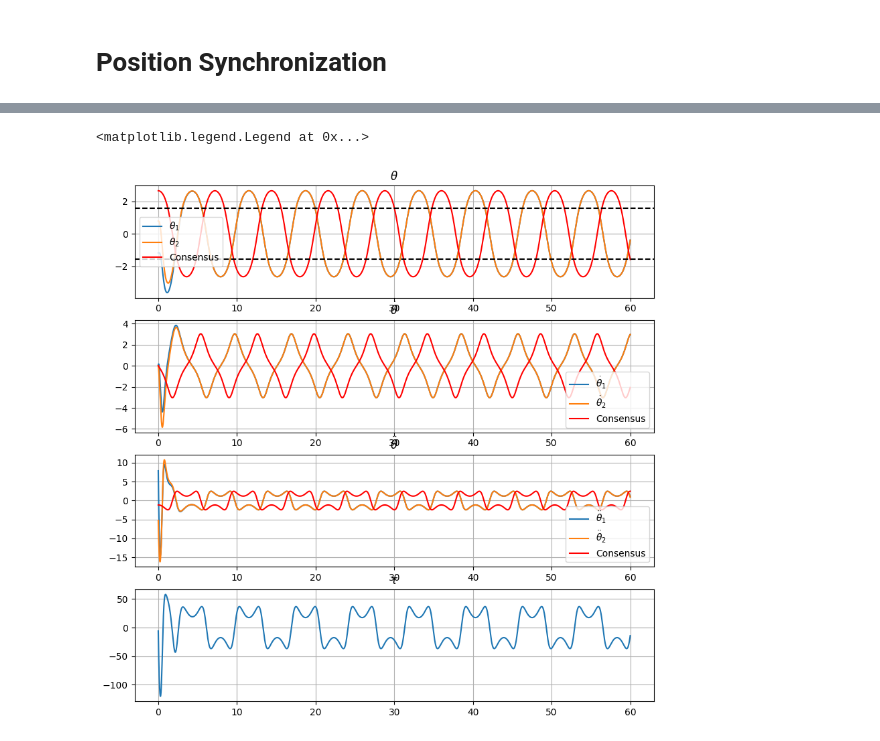
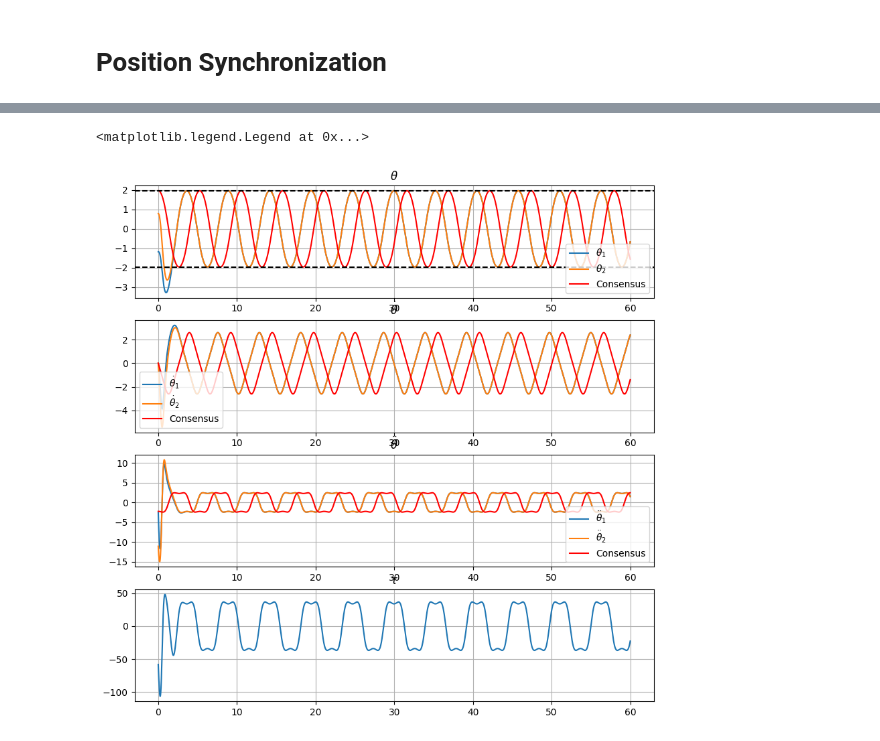
Before and after one commit to jglane/Network-Control, a Jupyter notebook: torque_control.ipynb, the cells around one changed output, grey strips where cells are left out. Drawn from its saved outputs; the diff is of its cells as text; code cells hidden in the pictures.

```diff
--- a/torque_control.ipynb
+++ b/torque_control.ipynb
@@ -92,8 +92,8 @@ l1 = 1
 l2 = 1.5
 g = 9.81
 
-K1 = 1
-K2 = 1
+K1 = 4
+K2 = 4
 eigenvalues = np.linalg.eigvals(np.array([[0, 1], [-K1, -K2]]))
 print(f'Eigenvalues: {eigenvalues[0]:.2f}, {eigenvalues[1]:.2f}')
 
@@ -102,10 +102,13 @@ tf = 60
 t = np.arange(0, tf, dt)
 
 theta1_0 = -3*np.pi/8
-theta1_dot_0 = 0
+theta1_dot_0 = 0#-1
 
 theta2_0 = np.pi/4
 theta2_dot_0 = 0
+
+E1_0 = 1/2*m1*l1**2*theta1_dot_0**2 - m1*g*l1*np.cos(theta1_0) # Initial energy of pendulum 1
+E2_0 = 1/2*m2*l2**2*theta2_dot_0**2 - m2*g*l2*np.cos(theta2_0) # Initial energy of pendulum 2
 
 def ode(t, y):
     theta1, theta1_dot, theta2, theta2_dot = y
@@ -123,42 +126,43 @@ def ode_c(t, y):
     return [x2, alpha*np.sin(x1)]
 
 iterations = 20
-E1_0 = np.empty(iterations)
-E2_0 = np.empty(iterations)
-W_K1 = np.empty(iterations)
+E_ss = np.empty(iterations)
+#W_u = np.empty(iterations)
 W_K2 = np.empty(iterations)
 W_nonlinear = np.empty(iterations)
-W_sin = np.empty(iterations)
+K1_arr = np.ones(iterations)
+K2_arr = np.empty(iterations)
+theta_c_max = 5*np.pi/8
+E_ss_d = -(m1*l1-m2*l2)*g*np.cos(theta_c_max)
 for i in range(iterations):
     sol = solve_ivp(ode, [0, tf], [theta1_0, theta1_dot_0, theta2_0, theta2_dot_0], t_eval=t, method='DOP853', rtol=1e-10, atol=1e-10)
     theta1, theta1_dot, theta2, theta2_dot = sol.y
+
     tau = 1/(1/(m1*l1**2)-1/(m2*l2**2))*((-K1*(theta1-theta2) - K2*(theta1_dot-theta2_dot))+g/l1*np.sin(theta1)-g/l2*np.sin(theta2))
+    theta1_ddot = (tau - m1*g*l1*np.sin(theta1)) / (m1*l1**2)
+    theta2_ddot = (tau - m2*g*l2*np.sin(theta2)) / (m2*l2**2)
+
     W = np.sum(tau*(theta1_dot-theta2_dot)*dt)
-    E1_0[i] = 1/2*m1*l1**2*theta1_dot_0**2 - m1*g*l1*np.cos(theta1_0) # Initial energy of pendulum 1
-    E2_0[i] = 1/2*m2*l2**2*theta2_dot_0**2 - m2*g*l2*np.cos(theta2_0) # Initial energy of pendulum 2
-    E_ss = E1_0[i]-E2_0[i]+W # Steady state energy
+    E_ss[i] = E1_0-E2_0+W # Steady state energy
 
     tau_coeff = 1/(1/(m1*l1**2)-1/(m2*l2**2))
-    W_K1[i] = tau_coeff*K1/2*(theta1_0-theta2_0)**2
-    W_K2[i] = tau_coeff*np.sum(-K2*(theta1_dot-theta2_dot)**2*dt)
+    #W_u[i] = -tau_coeff/2*(theta1_dot_0-theta2_dot_0)**2
+    W_K2[i] = -tau_coeff*K2*np.sum((theta1_dot-theta2_dot)**2*dt)
     W_nonlinear[i] = tau_coeff*np.sum((g/l1*np.sin(theta1)-g/l2*np.sin(theta2))*(theta1_dot-theta2_dot)*dt)
-    W_sin[i] = tau_coeff*g*(np.cos(theta1_0)/l1+np.cos(theta2_0)/l2)
-    E_ss_d = 0
-    #K1_p = (E2_0[i]-E1_0[i]-(W_K2[i]+W_nonlinear[i])+E_ss_d)*2/(theta1_0-theta2_0)**2/tau_coeff
 
-    print(i)
-    print('Work:', W, W_nonlinear[i])
-    print('K1:', K1)
-    print('E_ss:', E_ss)
-    K1 += 0.3
-    K2 += 0.3
-E_ss = E1_0[0]-E2_0[0]+W_nonlinear[-1]
+    K1_p = (E2_0-E1_0-(W_K2[i]+W_nonlinear[i])+E_ss_d)*2/(theta1_0-theta2_0)**2/tau_coeff
+
+    K1_arr[i] = K1
+    K2_arr[i] = K2
+
+    K1 = K1-(K1_p-K1)
 
 # Consensus solution
-theta_c_0 = np.arccos(-E_ss/(m1*l1-m2*l2)/g)
-#theta_c_dot_0 = np.sqrt((E_ss+(m1*l1-m2*l2)*g)/(0.5*(m1*l1**2-m2*l2**2)))
+theta_c_0 = np.arccos(-E_ss[-1]/(m1*l1-m2*l2)/g)
+#theta_c_dot_0 = np.sqrt((E_ss[-1]+(m1*l1-m2*l2)*g)/(0.5*(m1*l1**2-m2*l2**2)))
 sol = solve_ivp(ode_c, [0, tf], [theta_c_0, 0], t_eval=t, method='DOP853', rtol=1e-10, atol=1e-10)
 theta_c, theta_c_dot = sol.y
+theta_c_ddot = alpha*np.sin(theta_c)
 
 # Plots
 plt.figure(figsize=(10,10))
@@ -166,8 +170,8 @@ plt.subplot(4,1,1)
 plt.plot(t, theta1, label=r'$\theta_1$')
 plt.plot(t, theta2, label=r'$\theta_2$')
 plt.plot(t, theta_c, color='red', label='Consensus')
-plt.axhline(np.pi/2, color='black', linestyle='--')
-plt.axhline(-np.pi/2, color='black', linestyle='--')
+plt.axhline(theta_c_max, color='black', linestyle='--')
+plt.axhline(-theta_c_max, color='black', linestyle='--')
 plt.title(r'$\theta$')
 plt.grid()
 plt.legend()
@@ -181,9 +185,9 @@ plt.grid()
 plt.legend()
 
 plt.subplot(4,1,3)
-plt.plot(t, (tau - m1*g*l1*np.sin(theta1)) / (m1*l1**2), label=r'$\ddot{\theta}_1$')
-plt.plot(t, (tau - m2*g*l2*np.sin(theta2)) / (m2*l2**2), label=r'$\ddot{\theta}_2$')
-plt.plot(t, alpha*np.sin(theta_c), color='red', label='Consensus')
+plt.plot(t, theta1_ddot, label=r'$\ddot{\theta}_1$')
+plt.plot(t, theta2_ddot, label=r'$\ddot{\theta}_2$')
+plt.plot(t, theta_c_ddot, color='red', label='Consensus')
 plt.title(r'$\ddot{\theta}$')
 plt.grid()
 plt.legend()
@@ -204,13 +208,21 @@ plt.legend()
 plt.grid()
 
 plt.figure(figsize=(10,10))
-#plt.plot(W_K1, label=r'$W_{K1}$')
-#plt.plot(W_K2, label=r'$W_{K2}$')
-plt.plot(W_nonlinear, label=r'$W_{nonlinear}$')
+plt.subplot(2,1,1)
+#plt.plot(W_u, label=r'$W_{u}$')
+#plt.plot(W_nonlinear, label=r'$W_{nonlinear}$')
 #plt.plot(W_sin, label=r'$W_{sin}$')
-#plt.plot(E1_0, label=r'$E_1(0)$')
-#plt.plot(E2_0, label=r'$E_2(0)$')
-plt.title('Work')
+plt.plot(E_ss, label=r'$E_{ss}$')
+plt.axhline(E_ss_d, color='black', linestyle='--', label='Target')
+plt.text(10, (np.max(E_ss)+np.min(E_ss))/2, f'Error: {E_ss[-1]-E_ss_d}', ha='right')
+plt.title('Energy')
+plt.grid()
+plt.legend()
+
+plt.subplot(2,1,2)
+plt.plot(K1_arr, label=r'$K_1$')
+plt.plot(K2_arr, label=r'$K_2$')
+plt.title('Gains')
 plt.grid()
 plt.legend()
 
@@ -251,2 +247,2 @@ E_ss: -8.629322774131143
 <matplotlib.legend.Legend at 0x...>
-[figure, old version]
+[figure, new version]
```
Also changed, not shown: parts of 2 cells of this notebook, 2 other files.
